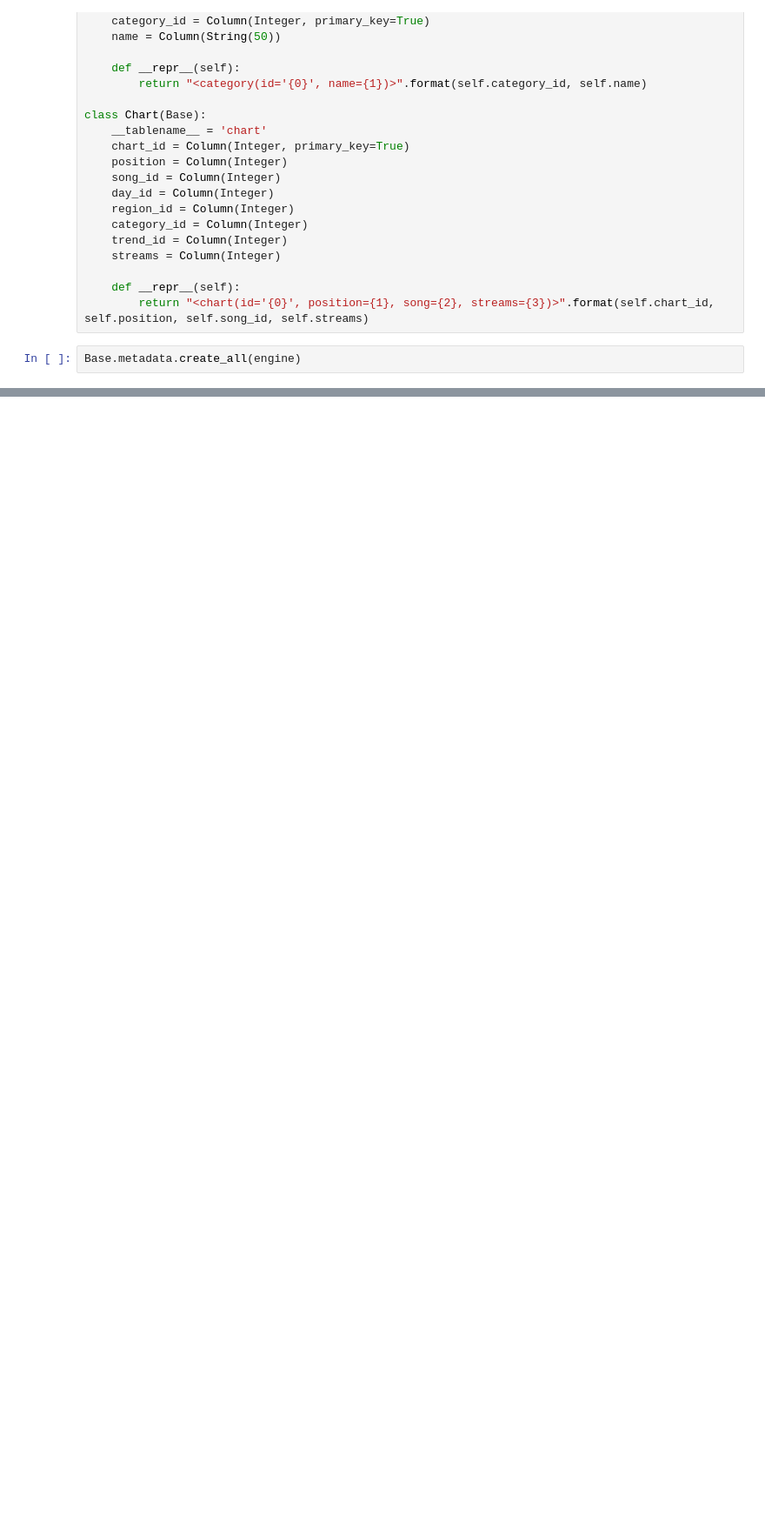
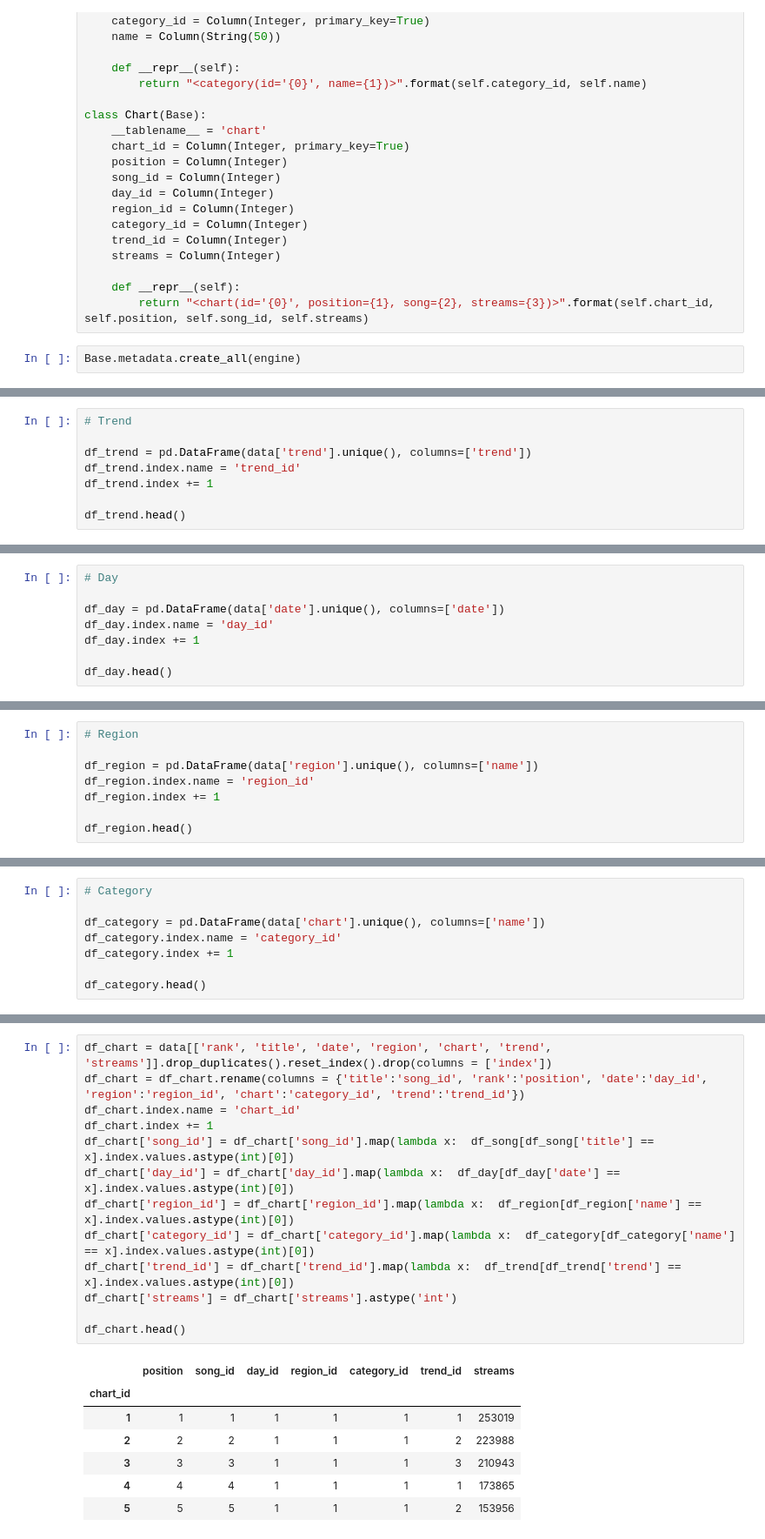
Before and after one commit to JakubBurczyk/AD_SpotifyAnalyzer, a Jupyter notebook: scripts/createDatabase.ipynb, the cells around one changed output, grey strips where cells are left out. Shown at 87% size. Drawn from its saved outputs; the diff is of its cells as text; blank space fills up the shorter version.

```diff
--- a/scripts/createDatabase.ipynb
+++ b/scripts/createDatabase.ipynb
@@ -98,0 +124,8 @@ print(data.head())
+# %%
+# Trend
+
+df_trend = pd.DataFrame(data['trend'].unique(), columns=['trend'])
+df_trend.index.name = 'trend_id'
+df_trend.index += 1
+
+df_trend.head()
@@ -98,0 +139,8 @@ print(data.head())
+# %%
+# Day
+
+df_day = pd.DataFrame(data['date'].unique(), columns=['date'])
+df_day.index.name = 'day_id'
+df_day.index += 1
+
+df_day.head()
@@ -98,0 +154,8 @@ print(data.head())
+# %%
+# Region
+
+df_region = pd.DataFrame(data['region'].unique(), columns=['name'])
+df_region.index.name = 'region_id'
+df_region.index += 1
+
+df_region.head()
@@ -98,0 +170,8 @@ print(data.head())
+# %%
+# Category
+
+df_category = pd.DataFrame(data['chart'].unique(), columns=['name'])
+df_category.index.name = 'category_id'
+df_category.index += 1
+
+df_category.head()
@@ -98,0 +182,21 @@ print(data.head())
+# %%
+df_chart = data[['rank', 'title', 'date', 'region', 'chart', 'trend', 'streams']].drop_duplicates().reset_index().drop(columns = ['index'])
+df_chart = df_chart.rename(columns = {'title':'song_id', 'rank':'position', 'date':'day_id', 'region':'region_id', 'chart':'category_id', 'trend':'trend_id'})
+df_chart.index.name = 'chart_id'
+df_chart.index += 1
+df_chart['song_id'] = df_chart['song_id'].map(lambda x:  df_song[df_song['title'] == x].index.values.astype(int)[0])
+df_chart['day_id'] = df_chart['day_id'].map(lambda x:  df_day[df_day['date'] == x].index.values.astype(int)[0])
+df_chart['region_id'] = df_chart['region_id'].map(lambda x:  df_region[df_region['name'] == x].index.values.astype(int)[0])
+df_chart['category_id'] = df_chart['category_id'].map(lambda x:  df_category[df_category['name'] == x].index.values.astype(int)[0])
+df_chart['trend_id'] = df_chart['trend_id'].map(lambda x:  df_trend[df_trend['trend'] == x].index.values.astype(int)[0])
+df_chart['streams'] = df_chart['streams'].astype('int')
+
+df_chart.head()
+# %% [output]
+|  | position | song_id | day_id | region_id | category_id | trend_id | streams |
+| chart_id |  |  |  |  |  |  |  |
+| 1 | 1 | 1 | 1 | 1 | 1 | 1 | 253019 |
+| 2 | 2 | 2 | 1 | 1 | 1 | 2 | 223988 |
+| 3 | 3 | 3 | 1 | 1 | 1 | 3 | 210943 |
+| 4 | 4 | 4 | 1 | 1 | 1 | 1 | 173865 |
+| 5 | 5 | 5 | 1 | 1 | 1 | 2 | 153956 |
```
Also changed, not shown: parts of 9 cells of this notebook.
